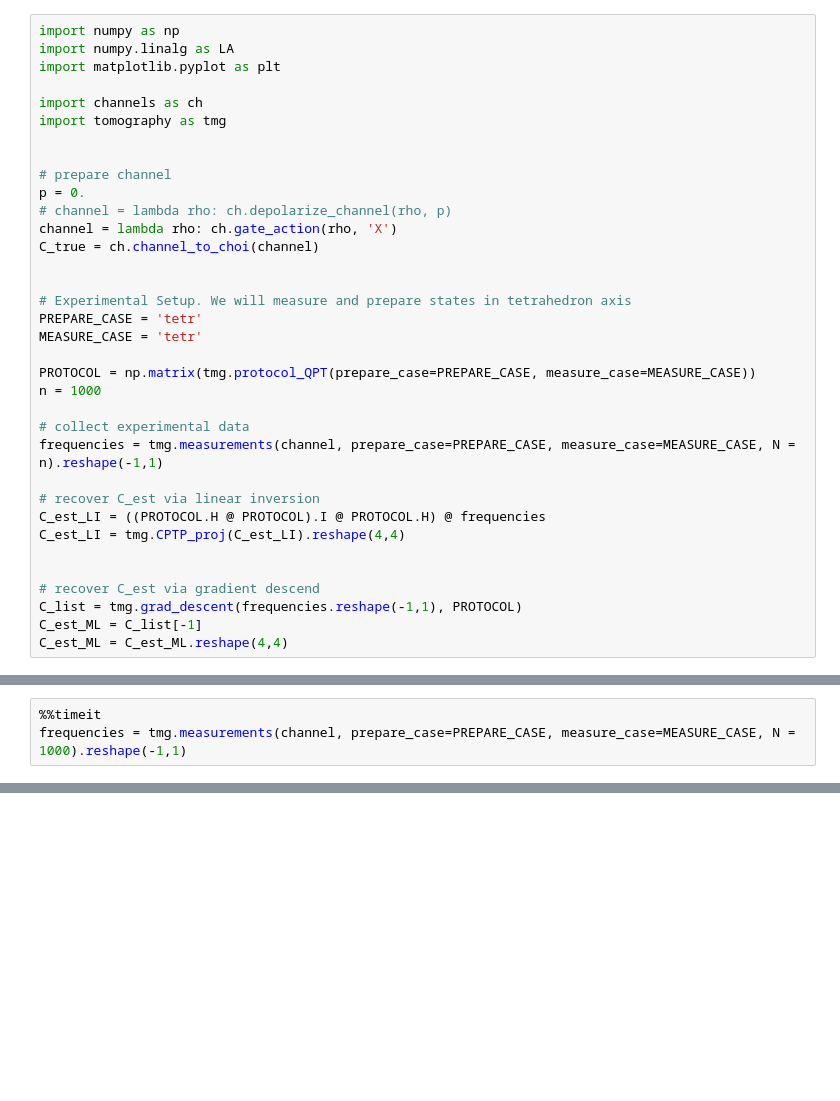
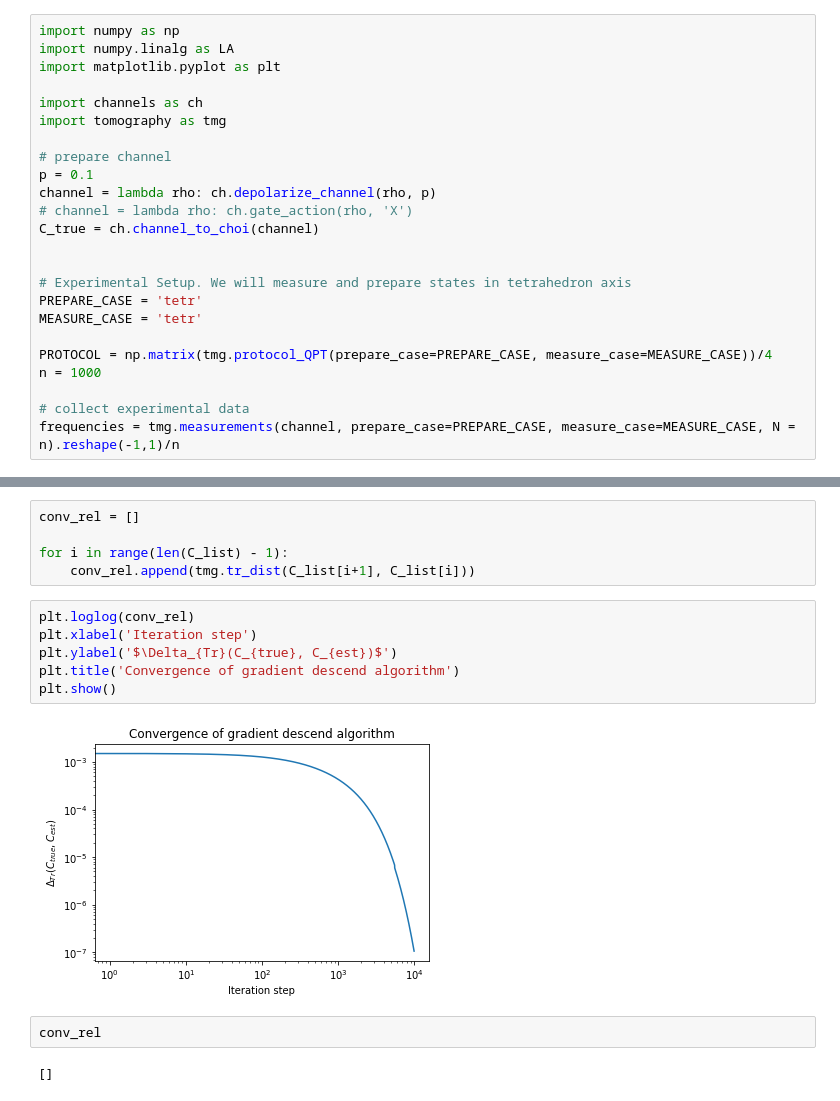
Before and after one commit to Anton-31-96/QPT, a Jupyter notebook: test_tomography.ipynb, the cells around one changed output, grey strips where cells are left out. Cells and saved outputs as stored; diff of their text form; blank space fills up the shorter version.

```diff
--- a/test_tomography.ipynb
+++ b/test_tomography.ipynb
@@ -223,11 +227,10 @@ import matplotlib.pyplot as plt
 import channels as ch
 import tomography as tmg
 
-
 # prepare channel
-p = 0.
-# channel = lambda rho: ch.depolarize_channel(rho, p)
-channel = lambda rho: ch.gate_action(rho, 'X')
+p = 0.1
+channel = lambda rho: ch.depolarize_channel(rho, p)
+# channel = lambda rho: ch.gate_action(rho, 'X')
 C_true = ch.channel_to_choi(channel)
 
 
@@ -235,18 +238,8 @@ C_true = ch.channel_to_choi(channel)
 PREPARE_CASE = 'tetr'
 MEASURE_CASE = 'tetr'
 
-PROTOCOL = np.matrix(tmg.protocol_QPT(prepare_case=PREPARE_CASE, measure_case=MEASURE_CASE))
+PROTOCOL = np.matrix(tmg.protocol_QPT(prepare_case=PREPARE_CASE, measure_case=MEASURE_CASE))/4
 n = 1000
 
 # collect experimental data
-frequencies = tmg.measurements(channel, prepare_case=PREPARE_CASE, measure_case=MEASURE_CASE, N = n).reshape(-1,1)
-
-# recover C_est via linear inversion
-C_est_LI = ((PROTOCOL.H @ PROTOCOL).I @ PROTOCOL.H) @ frequencies
-C_est_LI = tmg.CPTP_proj(C_est_LI).reshape(4,4)
-
-
-# recover C_est via gradient descend
-C_list = tmg.grad_descent(frequencies.reshape(-1,1), PROTOCOL)
-C_est_ML = C_list[-1]
-C_est_ML = C_est_ML.reshape(4,4)
+frequencies = tmg.measurements(channel, prepare_case=PREPARE_CASE, measure_case=MEASURE_CASE, N = n).reshape(-1,1)/n
@@ -281,3 +283,0 @@ ML recovery:
-# %%
-%%timeit
-frequencies = tmg.measurements(channel, prepare_case=PREPARE_CASE, measure_case=MEASURE_CASE, N = 1000).reshape(-1,1)
@@ -318,0 +297,17 @@ C_est_LI = tmg.CPTP_proj(C_est_LI).reshape(4,4)
+# %%
+conv_rel = []
+
+for i in range(len(C_list) - 1):
+    conv_rel.append(tmg.tr_dist(C_list[i+1], C_list[i]))
+# %%
+plt.loglog(conv_rel)
+plt.xlabel('Iteration step')
+plt.ylabel('$\Delta_{Tr}(C_{true}, C_{est})$')
+plt.title('Convergence of gradient descend algorithm')
+plt.show()
+# %% [output]
+[figure, added]
+# %%
+conv_rel
+# %% [output]
+[]
```
Also changed, not shown: parts of 14 cells of this notebook, 2 other files.
